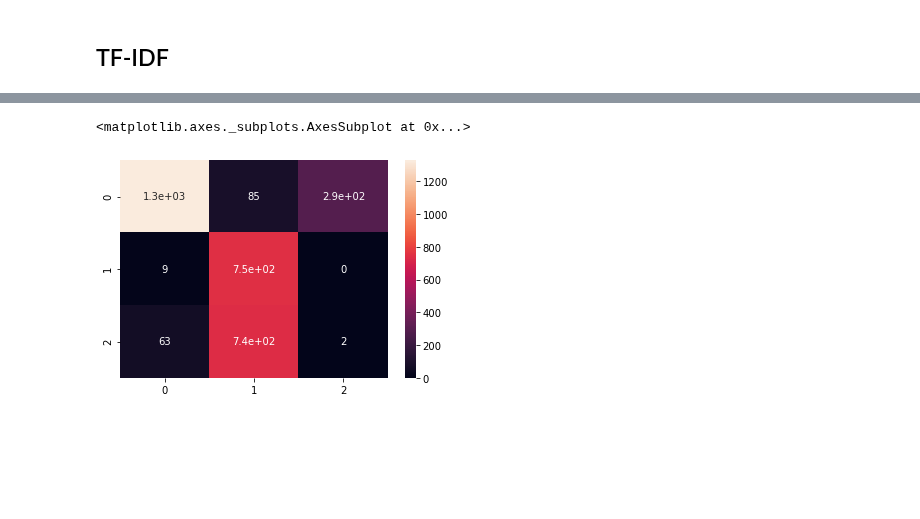
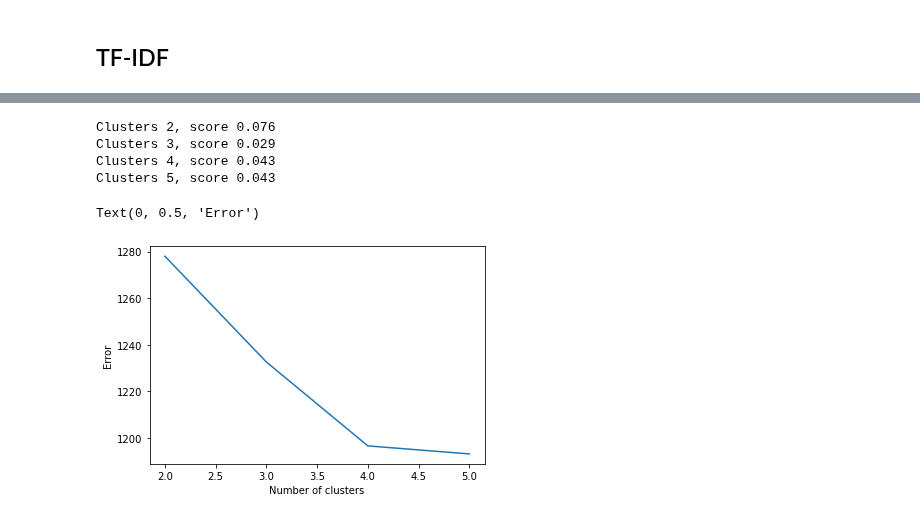
Before and after one commit to lkostakis/data-mining-NLP, a Jupyter notebook: ask3.ipynb, the cells around one changed output, grey strips where cells are left out. Cells and saved outputs as stored; diff of their text form; code cells hidden in the pictures; blank space fills up the shorter version.

```diff
--- a/ask3.ipynb
+++ b/ask3.ipynb
@@ -143,14 +181,40 @@ print(recall)
+# %%
+from sklearn.metrics import silhouette_score
+
+n_clusters = 5
+error = np.zeros(n_clusters+1)
+error[0] = 0
+max_score = 0
+f_clasters = 0
+#sc = np.zeros(n_clusters+1)
+for k in range(2,n_clusters+1):
+    kmeans = sk_cluster.KMeans(n_clusters=k, init='k-means++')
+    preds = kmeans.fit_predict(fitted_vectorizer)
+    error[k] = kmeans.inertia_
+    score = silhouette_score(fitted_vectorizer, preds)
+    print('Clusters {}, score {:.3f}'.format(k, score))
+    if (score > max_score):
+        f_clasters = k
+        max_score = score
+
+plt.plot(range(2,len(error)),error[2:])
+plt.xlabel('Number of clusters')
+plt.ylabel('Error')
+# %% [output]
+Clusters 2, score 0.076
+Clusters 3, score 0.029
+Clusters 4, score 0.043
+Clusters 5, score 0.043
+Text(0, 0.5, 'Error')
+[figure, added]
 # %%
-from sklearn.metrics import silhouette_samples, silhouette_score
+# from sklearn.metrics import silhouette_samples, silhouette_score
 
-for n_clusters in range(2, 11):
-    kmeans = KMeans(n_clusters=n_clusters)
-    cluster_labels = kmeans.fit_predict(fitted_vectorizer)
+# for n_clusters in range(2, 11):
+#     kmeans = KMeans(n_clusters=n_clusters)
+#     cluster_labels = kmeans.fit_predict(fitted_vectorizer)
 
-    silhouette_avg = silhouette_score(fitted_vectorizer, cluster_labels)
-    print("For n_clusters =", n_clusters,
-            "The average silhouette_score is :", silhouette_avg)
+#     silhouette_avg = silhouette_score(fitted_vectorizer, cluster_labels)
+#     print("For n_clusters =", n_clusters,
+#             "The average silhouette_score is :", silhouette_avg)
-# %% [output]
-<matplotlib.axes._subplots.AxesSubplot at 0x...>
-[figure, removed]
 # %%
```
Also changed, not shown: parts of 18 cells of this notebook.
